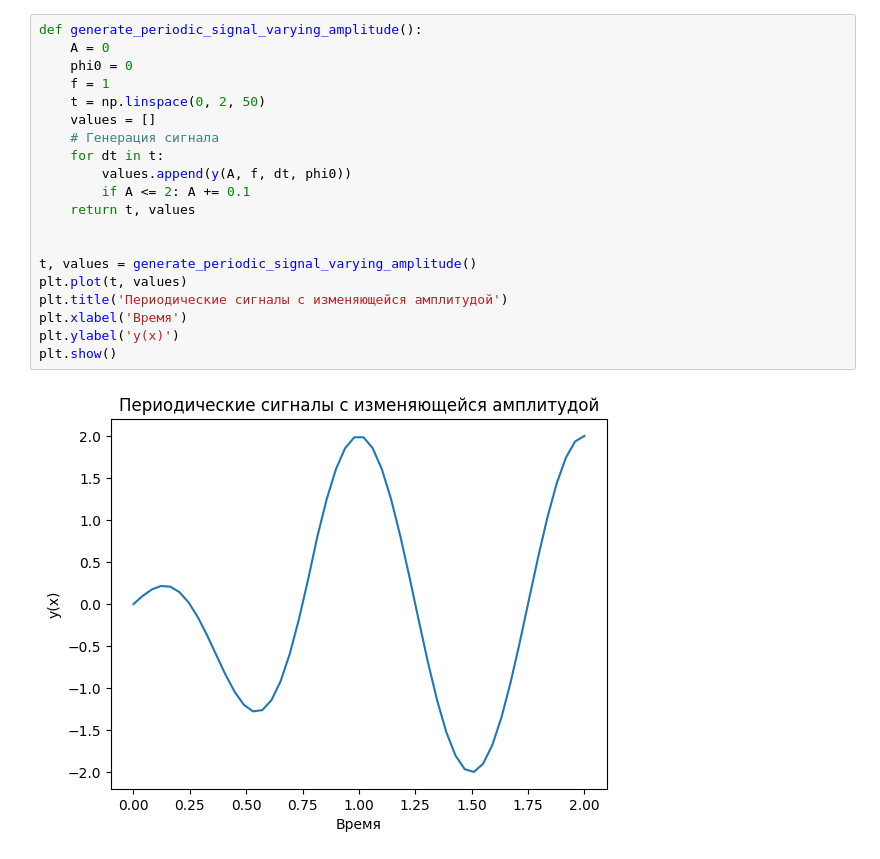
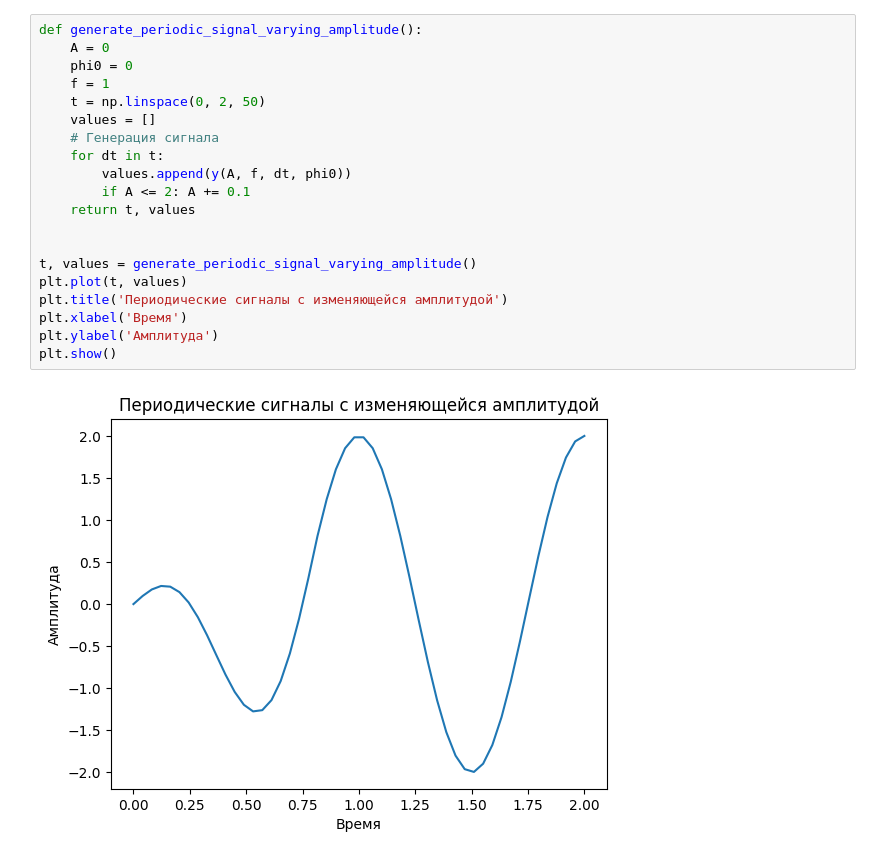
Before and after one commit to bitkyoto/shulz, a Jupyter notebook: main.ipynb, the cells around one changed output. Saved outputs shown, nothing was run; the diff lists cells and outputs as text.

```diff
--- a/main.ipynb
+++ b/main.ipynb
@@ -63,22 +61,22 @@ plt.show()
 # %%
 def generate_periodic_signal_varying_amplitude():
     A = 0
     phi0 = 0
     f = 1
     t = np.linspace(0, 2, 50)
     values = []
     # Генерация сигнала
     for dt in t:
         values.append(y(A, f, dt, phi0))
         if A <= 2: A += 0.1
     return t, values
 
 
 t, values = generate_periodic_signal_varying_amplitude()
 plt.plot(t, values)
 plt.title('Периодические сигналы с изменяющейся амплитудой')
 plt.xlabel('Время')
-plt.ylabel('y(x)')
+plt.ylabel('Амплитуда')
 plt.show()
 # %% [output]
-[figure, old version]
+[figure, new version]
```
Also changed, not shown: parts of 14 cells of this notebook.
